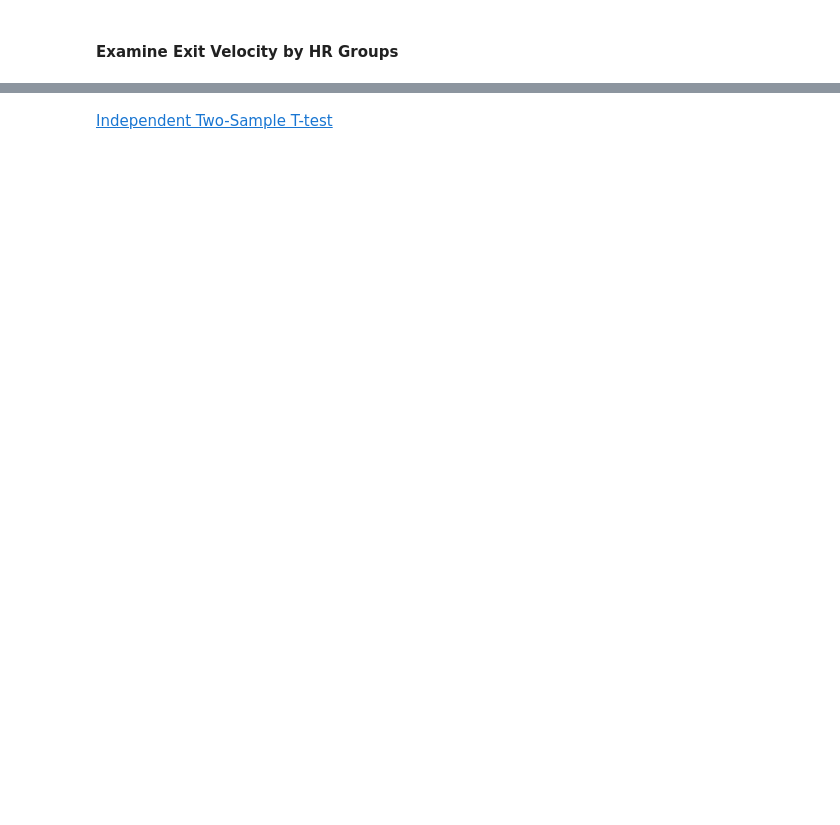
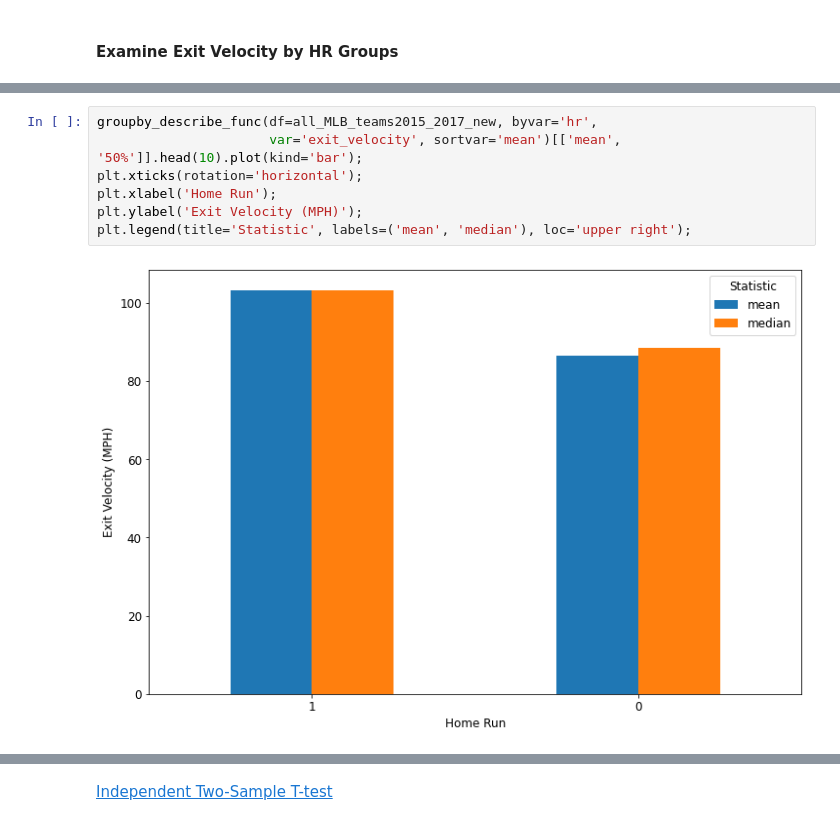
Before and after one commit to tweichle/Predicting-Baseball-Statistics, a Jupyter notebook: Classification/Decision-Classification Tree for Baseball Outcomes.ipynb, the cells around one changed output, grey strips where cells are left out. Drawn from its saved outputs; the diff is of its cells as text; blank space fills up the shorter version.

```diff
--- a/Classification/Decision-Classification Tree for Baseball Outcomes.ipynb
+++ b/Classification/Decision-Classification Tree for Baseball Outcomes.ipynb
@@ -724,3 +729,12 @@ all_MLB_teams2015_2017_new.groupby(by='hr').exit_velocity.describe()
+# %%
+groupby_describe_func(df=all_MLB_teams2015_2017_new, byvar='hr',
+                      var='exit_velocity', sortvar='mean')[['mean', '50%']].head(10).plot(kind='bar');
+plt.xticks(rotation='horizontal');
+plt.xlabel('Home Run');
+plt.ylabel('Exit Velocity (MPH)');
+plt.legend(title='Statistic', labels=('mean', 'median'), loc='upper right');
+# %% [output]
+[figure, added]
 # %%
 x1 = all_MLB_teams2015_2017_new[(all_MLB_teams2015_2017_new.exit_velocity.notnull())].loc[all_MLB_teams2015_2017_new.hr==0, 'exit_velocity']
 x2 = all_MLB_teams2015_2017_new[(all_MLB_teams2015_2017_new.exit_velocity.notnull())].loc[all_MLB_teams2015_2017_new.hr==1, 'exit_velocity']
```
Also changed, not shown: parts of 17 cells of this notebook, 4 other files.
